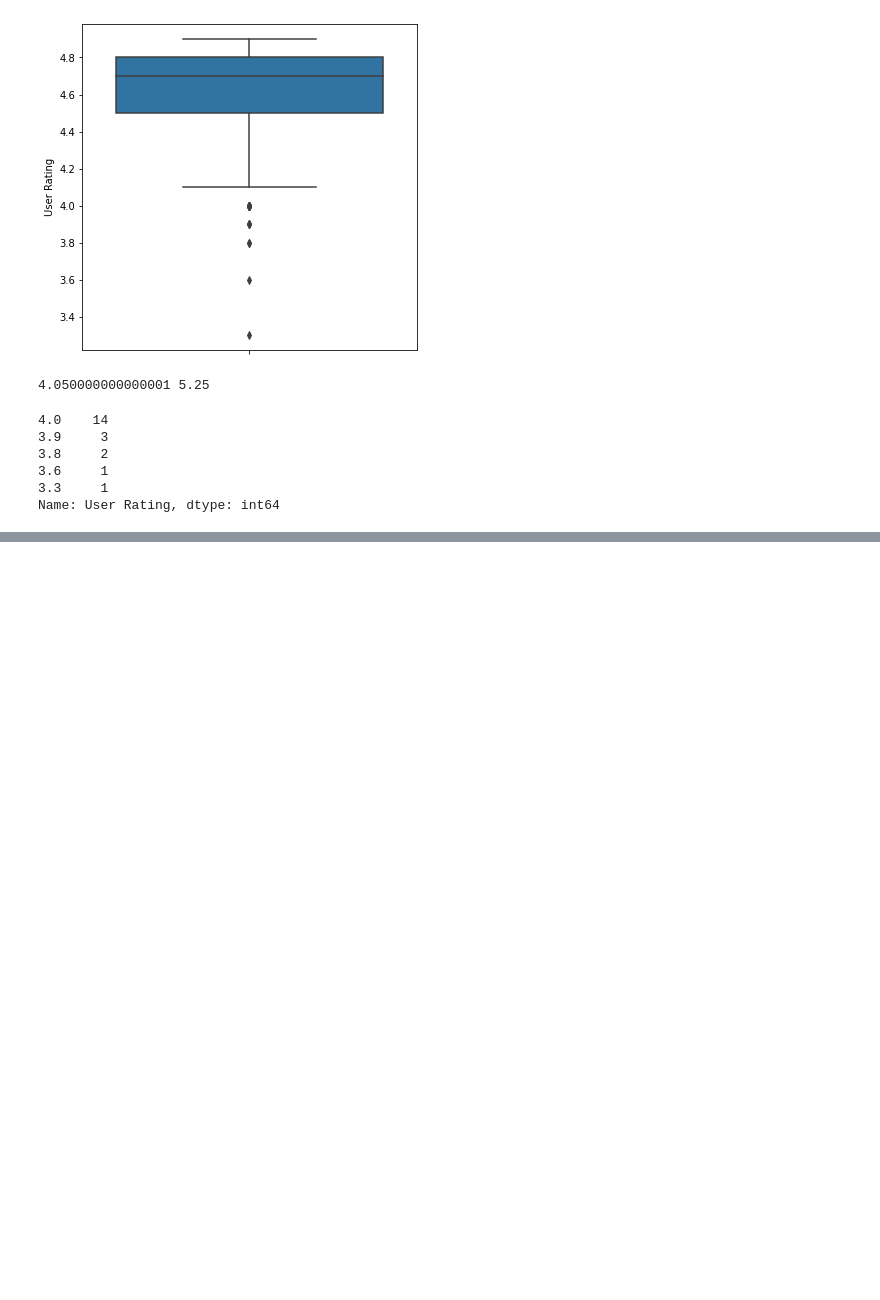
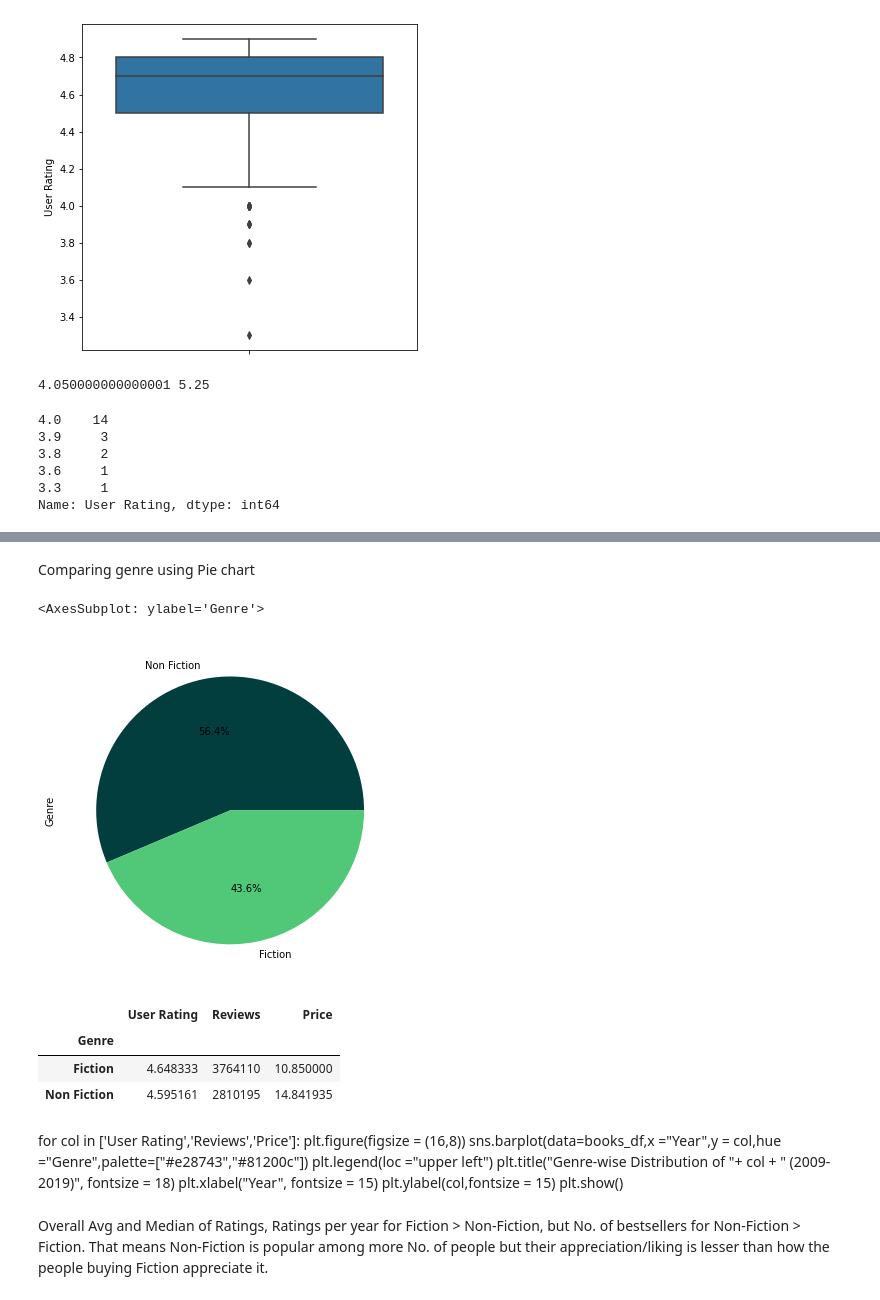
Before and after one commit to AnamKhan01/Analyzing-the-Best-Sellers-from-2009-2019-, a Jupyter notebook: BestSeller Analysis and Visualisation.ipynb, the cells around one changed output, grey strips where cells are left out. Saved outputs shown, nothing was run; the diff lists cells and outputs as text; code cells hidden in the pictures; blank space fills up the shorter version.

```diff
--- a/BestSeller Analysis and Visualisation.ipynb
+++ b/BestSeller Analysis and Visualisation.ipynb
@@ -279,0 +364,26 @@ px.box(data_frame=books_df,x=books_df['Genre'],y=books_df['Price'],width=700,hei
+# %% [markdown]
+Comparing genre using Pie chart
+# %%
+x = books_df['Genre'].value_counts()
+x.plot.pie(autopct='%1.01f%%',colors=['#033E3E','#50C878'],figsize=(6,7))
+# %% [output]
+<AxesSubplot: ylabel='Genre'>
+[figure, added]
+# %%
+books_df.groupby('Genre').agg({'User Rating':'mean','Reviews':'sum','Price':'mean'})
+# %% [output]
+|  | User Rating | Reviews | Price |
+| Genre |  |  |  |
+| Fiction | 4.648333 | 3764110 | 10.850000 |
+| Non Fiction | 4.595161 | 2810195 | 14.841935 |
+# %% [markdown]
+for col in ['User Rating','Reviews','Price']:
+    plt.figure(figsize = (16,8))
+    sns.barplot(data=books_df,x ="Year",y = col,hue ="Genre",palette=["#e28743","#81200c"])
+    plt.legend(loc ="upper left")
+    plt.title("Genre-wise Distribution of "+ col + " (2009- 2019)", fontsize = 18)
+    plt.xlabel("Year", fontsize = 15)
+    plt.ylabel(col,fontsize = 15)
+    plt.show()
+# %% [markdown]
+Overall Avg and Median of Ratings, Ratings per year for Fiction > Non-Fiction, but No. of bestsellers for Non-Fiction > Fiction. That means Non-Fiction is popular among more No. of people but their appreciation/liking is lesser than how the people buying Fiction appreciate it.
```
Also changed, not shown: parts of 19 cells of this notebook.
